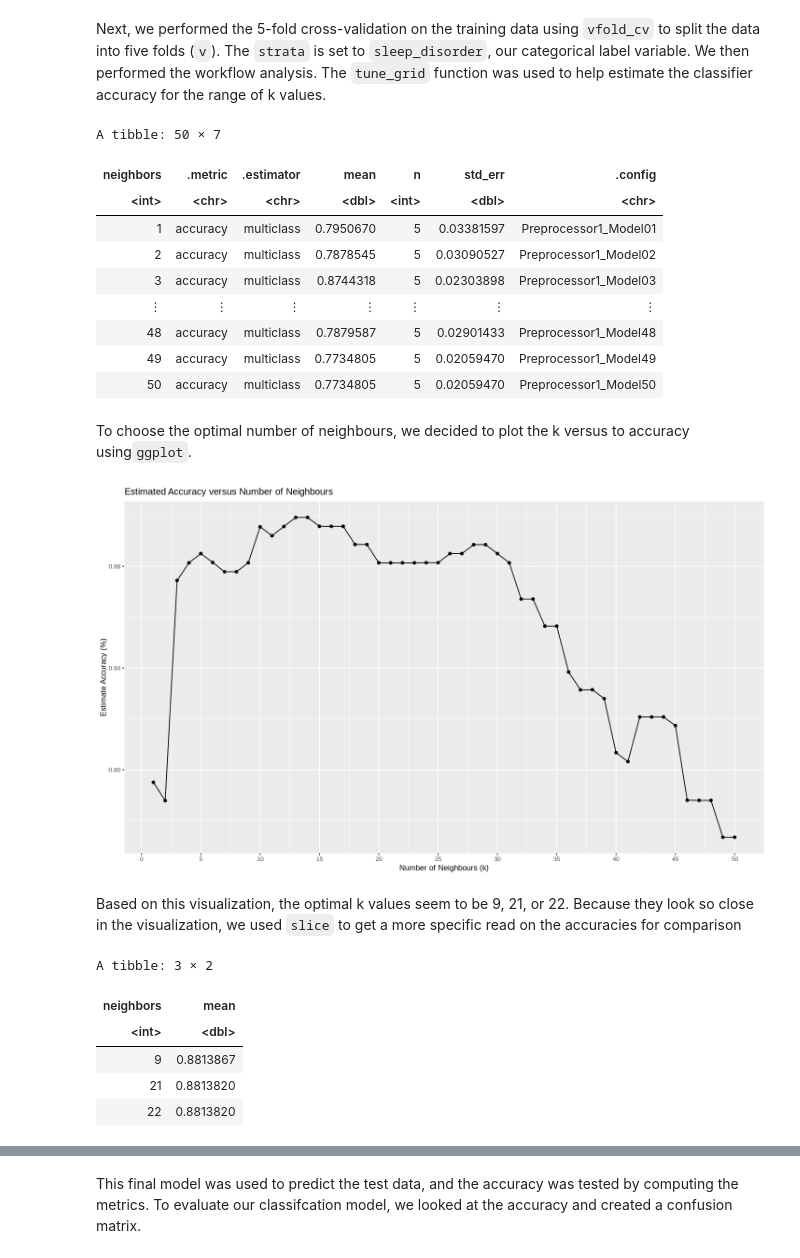
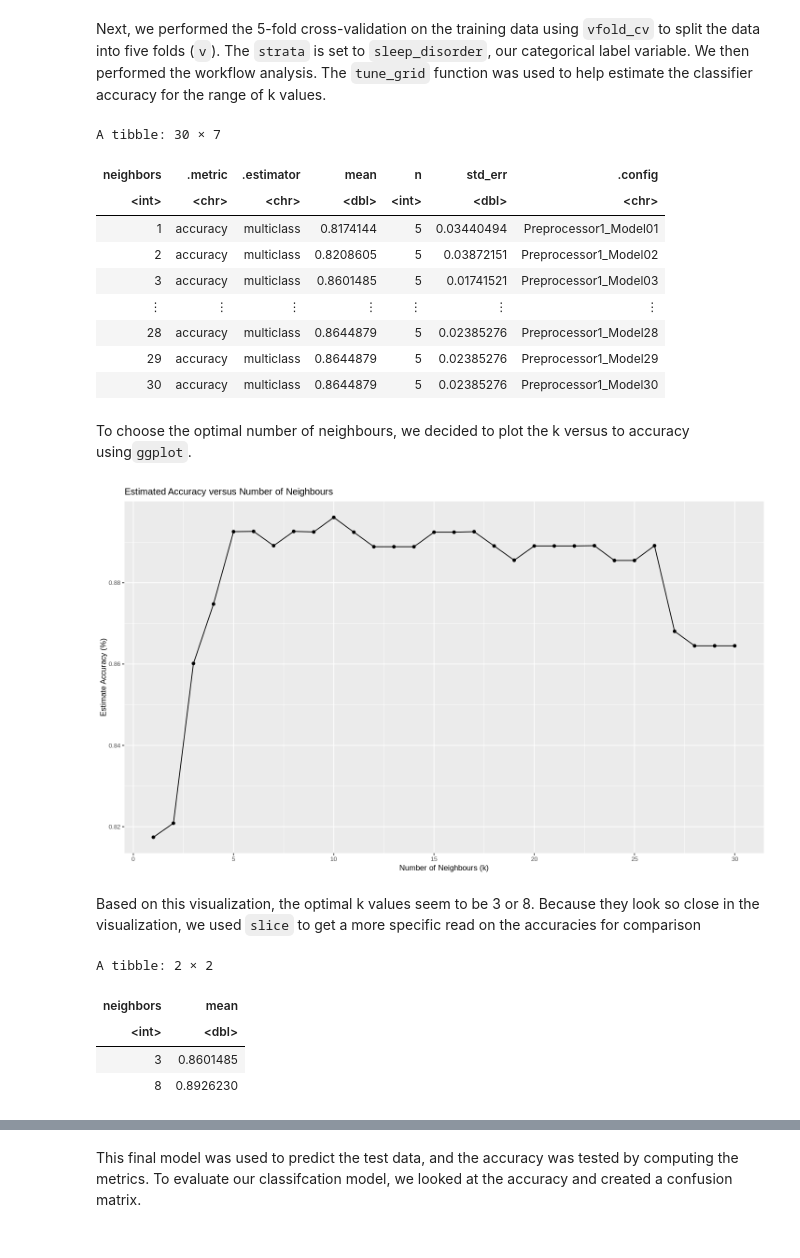
Before and after one commit to d-alex171/dsci-project, a Jupyter notebook: ProjectReport.ipynb, the cells around one changed output, grey strips where cells are left out. Saved outputs shown, nothing was run; the diff lists cells and outputs as text; code cells hidden in the pictures.

Commit message:
removed bmi from sleep data

```diff
--- a/ProjectReport.ipynb
+++ b/ProjectReport.ipynb
@@ -34,10 +34,10 @@ The following object is masked from ‘package:dplyr’:
 
     combine
 # %%
-options(repr.plot.width = 10, repr.plot.height = 8)
+set.seed(2001)
 
 #Read in our data.
-sleep_data <- read_csv("Sleep_health_and_lifestyle_dataset.csv")
+sleep_data <- read_csv("https://raw.githubusercontent.com/d-alex171/dsci-project/main/Sleep_health_and_lifestyle_dataset.csv")
 colnames(sleep_data) <- c("person_ID", "gender", "age", "occupation", "sleep_duration", "sleep_quality", "physical_activity", "stress_level", "BMI", "blood_pressure", "heart_rate", "daily_steps", "sleep_disorder")
 sleep_data
 # %% [output]
@@ -159,0 +160,7 @@ First, we need to reprocess the data to standardize it. To do this, we used the
+# %%
+sleep_train <- select(sleep_train, -BMI)
+
+sleep_test <- select(sleep_test, -BMI)
+
+sleep_train
+sleep_test
@@ -176,7 +206,7 @@ Next, we performed the 5-fold cross-validation on the training data using `vfold
 sleep_vfold <- vfold_cv(sleep_train, v = 5, strata = sleep_disorder)
 
 # Create a workflow with k ranging from 1 to 100
-gridvals <- tibble(neighbors = seq(from = 1, to = 50))
+gridvals <- tibble(neighbors = seq(from = 1, to = 30))
 
 sleep_results <- workflow() |>
                     add_recipe(sleep_recipe) |>
@@ -189,47 +219,46 @@ accuracies <- sleep_results |>
 
 accuracies
 # %% [output]
-A tibble: 50 × 7
+A tibble: 30 × 7
 | neighbors | .metric | .estimator | mean | n | std_err | .config |
 | <int> | <chr> | <chr> | <dbl> | <int> | <dbl> | <chr> |
-| 1 | accuracy | multiclass | 0.7950670 | 5 | 0.03381597 | Preprocessor1_Model01 |
-| 2 | accuracy | multiclass | 0.7878545 | 5 | 0.03090527 | Preprocessor1_Model02 |
-| 3 | accuracy | multiclass | 0.8744318 | 5 | 0.02303898 | Preprocessor1_Model03 |
+| 1 | accuracy | multiclass | 0.8174144 | 5 | 0.03440494 | Preprocessor1_Model01 |
+| 2 | accuracy | multiclass | 0.8208605 | 5 | 0.03872151 | Preprocessor1_Model02 |
+| 3 | accuracy | multiclass | 0.8601485 | 5 | 0.01741521 | Preprocessor1_Model03 |
 | ⋮ | ⋮ | ⋮ | ⋮ | ⋮ | ⋮ | ⋮ |
-| 48 | accuracy | multiclass | 0.7879587 | 5 | 0.02901433 | Preprocessor1_Model48 |
-| 49 | accuracy | multiclass | 0.7734805 | 5 | 0.02059470 | Preprocessor1_Model49 |
-| 50 | accuracy | multiclass | 0.7734805 | 5 | 0.02059470 | Preprocessor1_Model50 |
+| 28 | accuracy | multiclass | 0.8644879 | 5 | 0.02385276 | Preprocessor1_Model28 |
+| 29 | accuracy | multiclass | 0.8644879 | 5 | 0.02385276 | Preprocessor1_Model29 |
+| 30 | accuracy | multiclass | 0.8644879 | 5 | 0.02385276 | Preprocessor1_Model30 |
 # %% [markdown]
 To choose the optimal number of neighbours, we decided to plot the k versus to accuracy using`ggplot`.
 # %%
 options(repr.plot.height = 7, repr.plot.width = 12)
 k_plot <- accuracies |>
             ggplot(aes(x = neighbors, y = mean)) +
             geom_point() +
             geom_line() +
             xlab("Number of Neighbours (k)") +
             ylab("Estimate Accuracy (%)") +
-            scale_x_continuous(breaks = seq(0, 50, by = 5)) +
+            scale_x_continuous(breaks = seq(0, 30, by = 5)) +
             ggtitle("Estimated Accuracy versus Number of Neighbours") +
             theme(text = element_text(size = 10))
 
 k_plot
 # %% [output]
-[figure, old version]
+[figure, new version]
 # %% [markdown]
-Based on this visualization, the optimal k values seem to be 9, 21, or 22. Because they look so close in the visualization, we used `slice` to get a more specific read on the accuracies for comparison
+Based on this visualization, the optimal k values seem to be 3 or 8. Because they look so close in the visualization, we used `slice` to get a more specific read on the accuracies for comparison
 # %%
 top_k_vals <- accuracies |>
-                slice(9, 21, 22) |>
+                slice(3, 8) |>
                 select(neighbors, mean)
 top_k_vals
 # %% [output]
-A tibble: 3 × 2
+A tibble: 2 × 2
 | neighbors | mean |
 | <int> | <dbl> |
-| 9 | 0.8813867 |
-| 21 | 0.8813820 |
-| 22 | 0.8813820 |
+| 3 | 0.8601485 |
+| 8 | 0.8926230 |
 # %% [markdown]
 Based on this, the optimal k value is k=9, which has the highest accuracy. This k value will be used in our final model.
 
```
Also changed, not shown: parts of 11 cells of this notebook.
